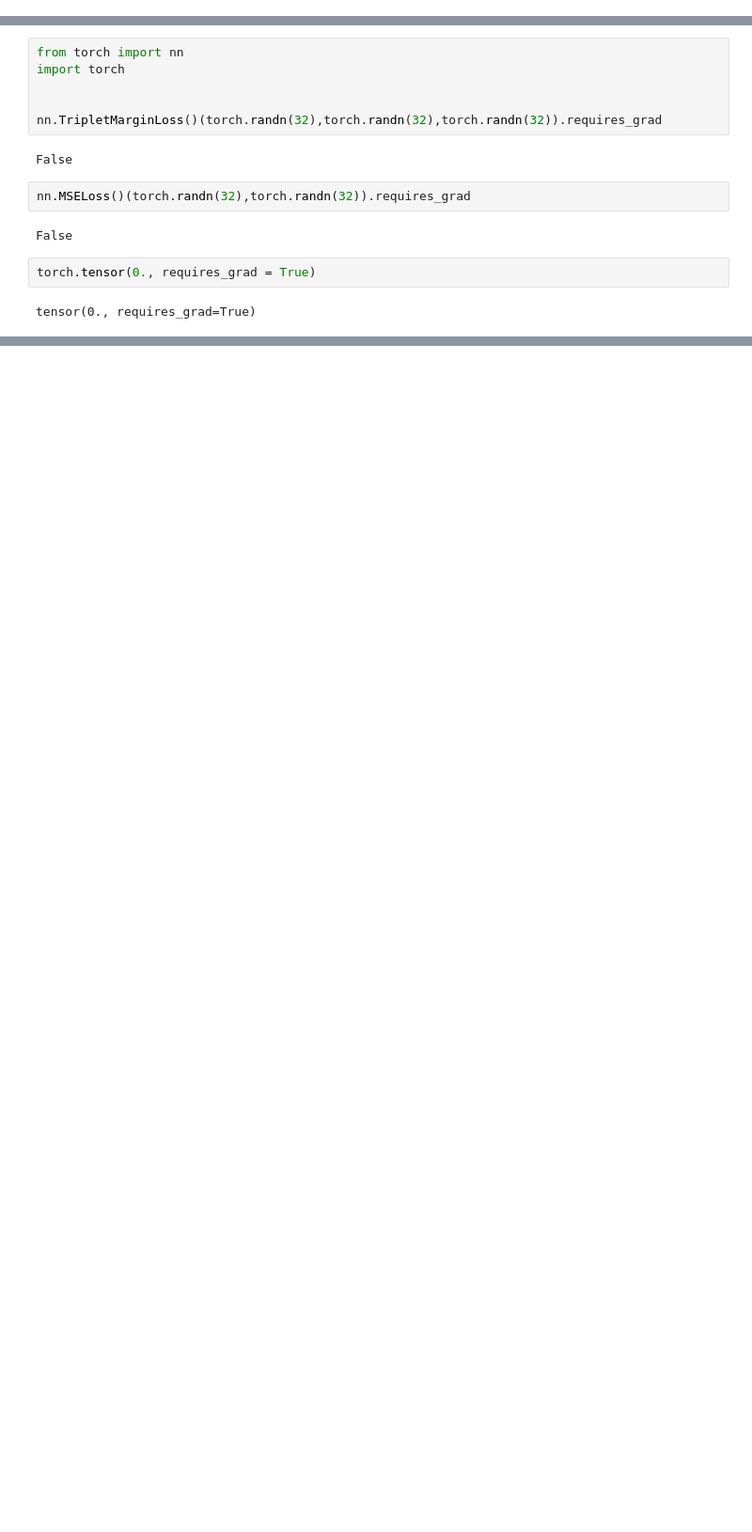
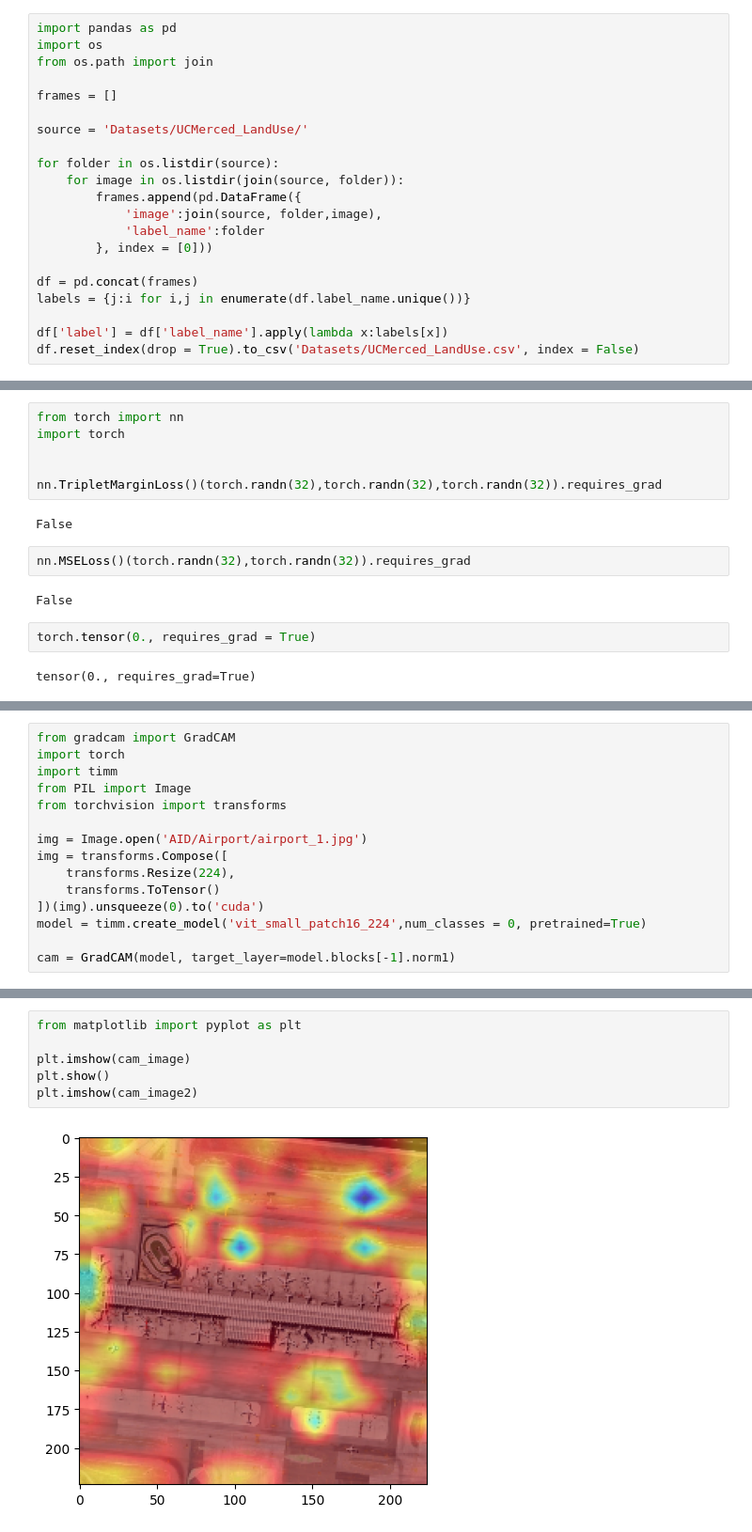
Before and after one commit to SarthakM320/VIT_attention_consistency, a Jupyter notebook: experiments.ipynb, the cells around one changed output, grey strips where cells are left out. Shown at 94% size. Saved outputs shown, nothing was run; the diff lists cells and outputs as text; blank space fills up the shorter version.

```diff
--- a/experiments.ipynb
+++ b/experiments.ipynb
@@ -453,5 +463,26 @@ plt.imshow(image_2.permute(1,2,0))
 # %% [output]
 <matplotlib.image.AxesImage at 0x...>
 [figure]
+# %%
+import pandas as pd
+import os
+from os.path import join
+
+frames = []
+
+source = 'Datasets/UCMerced_LandUse/'
+
+for folder in os.listdir(source):
+    for image in os.listdir(join(source, folder)):
+        frames.append(pd.DataFrame({
+            'image':join(source, folder,image),
+            'label_name':folder
+        }, index = [0]))
+
+df = pd.concat(frames)
+labels = {j:i for i,j in enumerate(df.label_name.unique())}
+
+df['label'] = df['label_name'].apply(lambda x:labels[x])
+df.reset_index(drop = True).to_csv('Datasets/UCMerced_LandUse.csv', index = False)
 # %%
 import pandas as pd
@@ -596,0 +630,15 @@ tensor(0., requires_grad=True)
+# %%
+from gradcam import GradCAM
+import torch
+import timm
+from PIL import Image
+from torchvision import transforms
+
+img = Image.open('AID/Airport/airport_1.jpg')
+img = transforms.Compose([
+    transforms.Resize(224),
+    transforms.ToTensor()
+])(img).unsqueeze(0).to('cuda')
+model = timm.create_model('vit_small_patch16_224',num_classes = 0, pretrained=True)
+
+cam = GradCAM(model, target_layer=model.blocks[-1].norm1)
@@ -596,0 +841,8 @@ tensor(0., requires_grad=True)
+# %%
+from matplotlib import pyplot as plt
+
+plt.imshow(cam_image)
+plt.show()
+plt.imshow(cam_image2)
+# %% [output]
+[figure, added]
```
Also changed, not shown: parts of 13 cells of this notebook, 12 other files.
